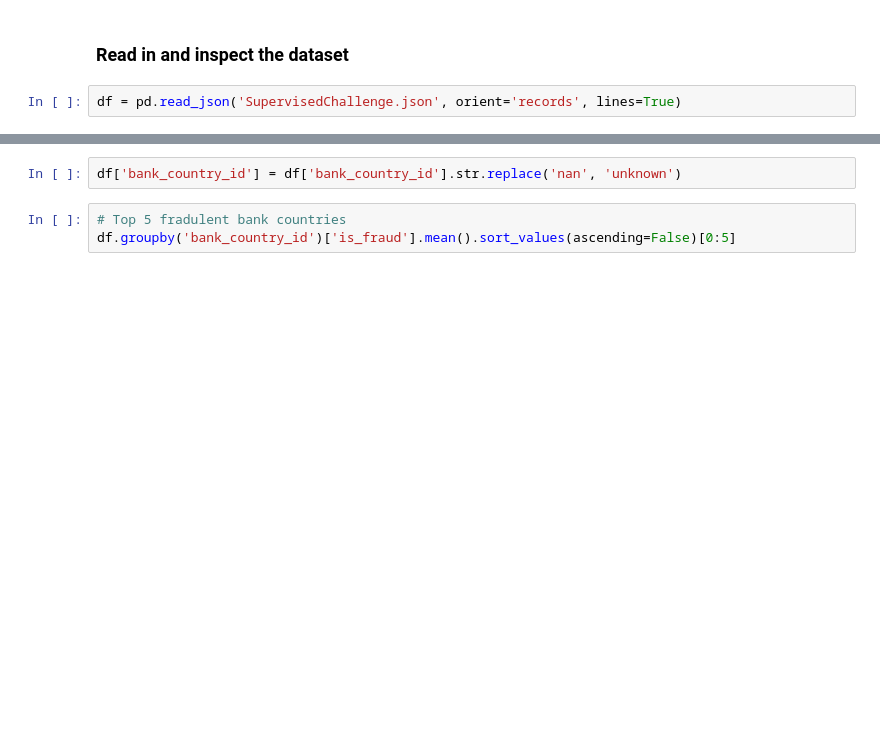
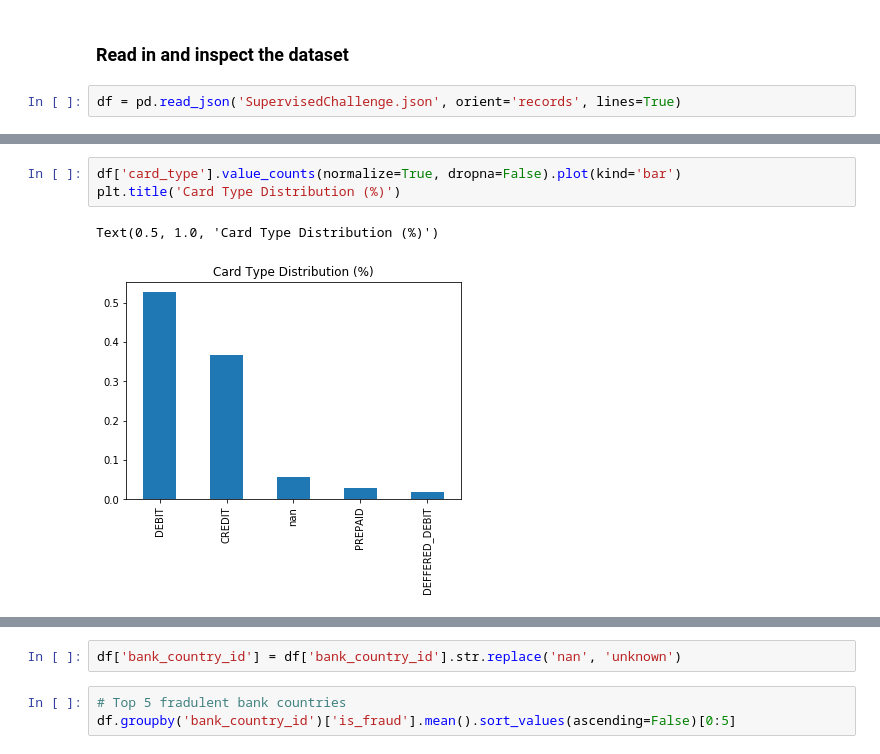
Before and after one commit to ssantic/Adyen-Homework, a Jupyter notebook: SupervisedChallenge__283_29.ipynb, the cells around one changed output, grey strips where cells are left out. Saved outputs shown, nothing was run; the diff lists cells and outputs as text; blank space fills up the shorter version.

```diff
--- a/SupervisedChallenge__283_29.ipynb
+++ b/SupervisedChallenge__283_29.ipynb
@@ -225,0 +107,6 @@ df['bank_country_id'] = df['bank_country_id'].apply(lambda x: str(x))
+# %%
+df['card_type'].value_counts(normalize=True, dropna=False).plot(kind='bar')
+plt.title('Card Type Distribution (%)')
+# %% [output]
+Text(0.5, 1.0, 'Card Type Distribution (%)')
+[figure, added]
```
Also changed, not shown: parts of 37 cells of this notebook.
